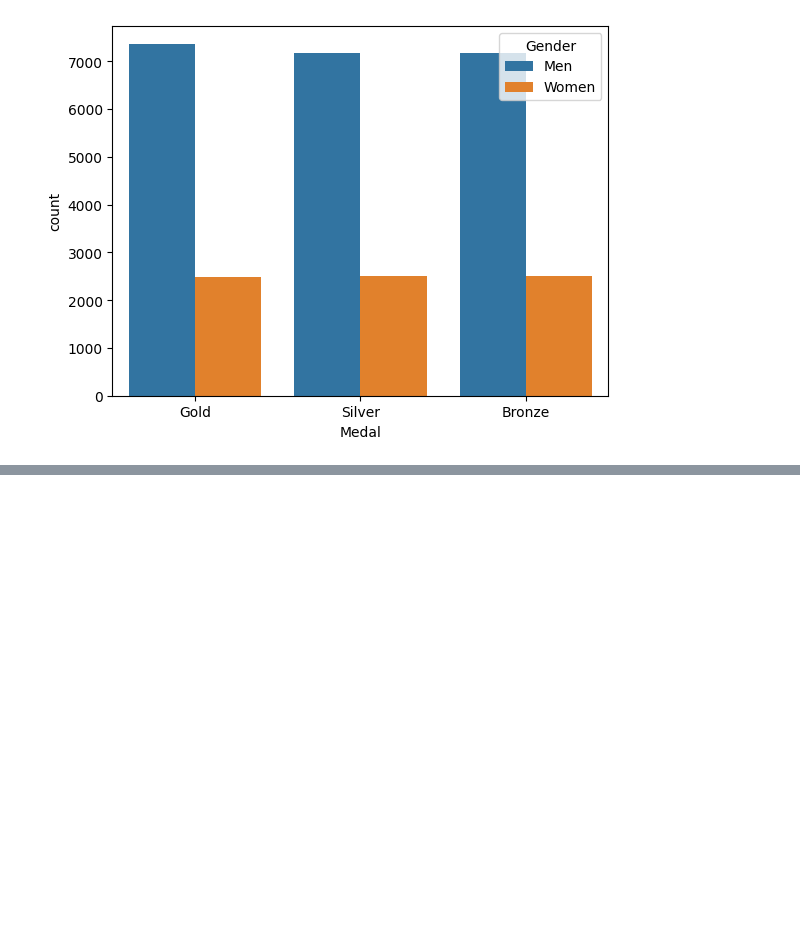
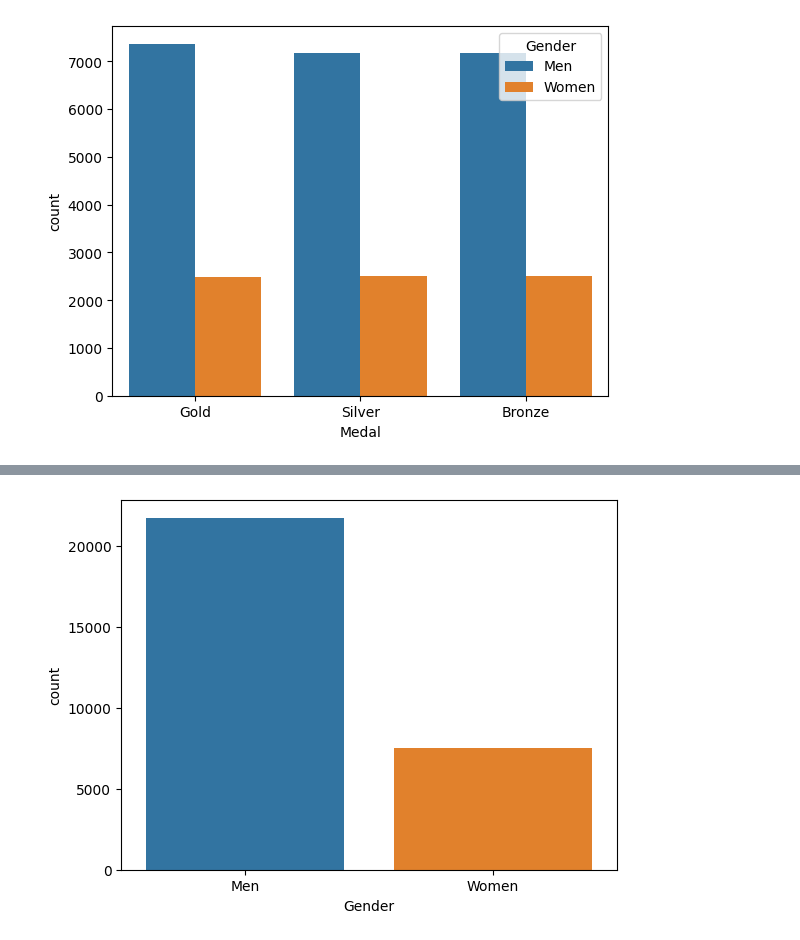
Before and after one commit to dbasdanis/python_practice, a Jupyter notebook: pandas/pandas_doc.ipynb, the cells around one changed output, grey strips where cells are left out. Cells and saved outputs as stored; diff of their text form; code cells hidden in the pictures; blank space fills up the shorter version.

```diff
--- a/pandas/pandas_doc.ipynb
+++ b/pandas/pandas_doc.ipynb
@@ -518,0 +546,4 @@ sns.countplot(x='Medal',data=oo, hue='Gender');
+# %%
+sns.countplot(data=oo,x='Gender');
+# %% [output]
+[figure, added]
```
Also changed, not shown: parts of 10 cells of this notebook.
